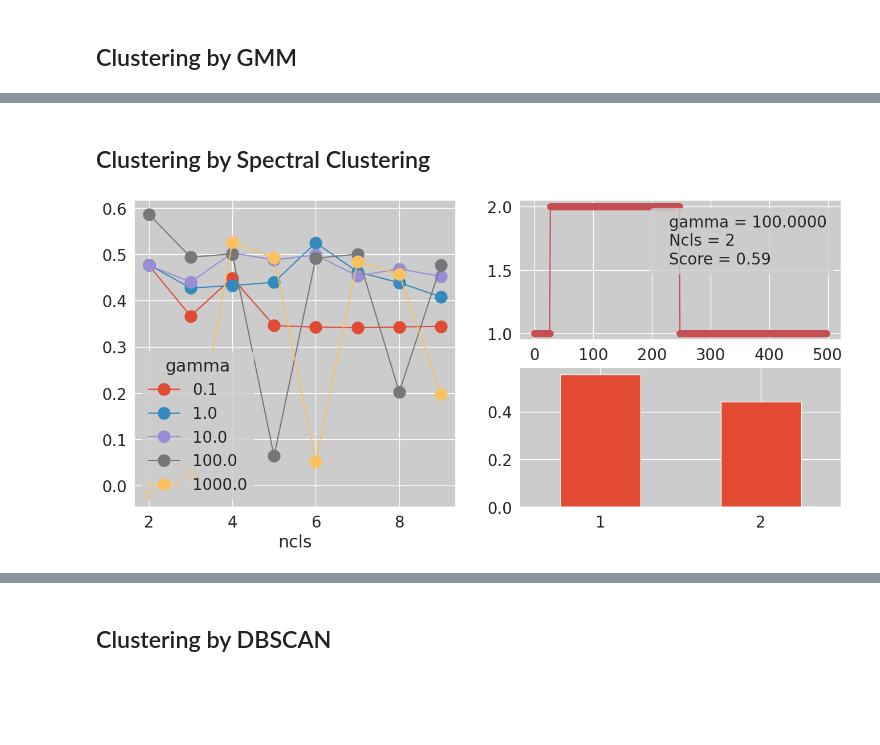
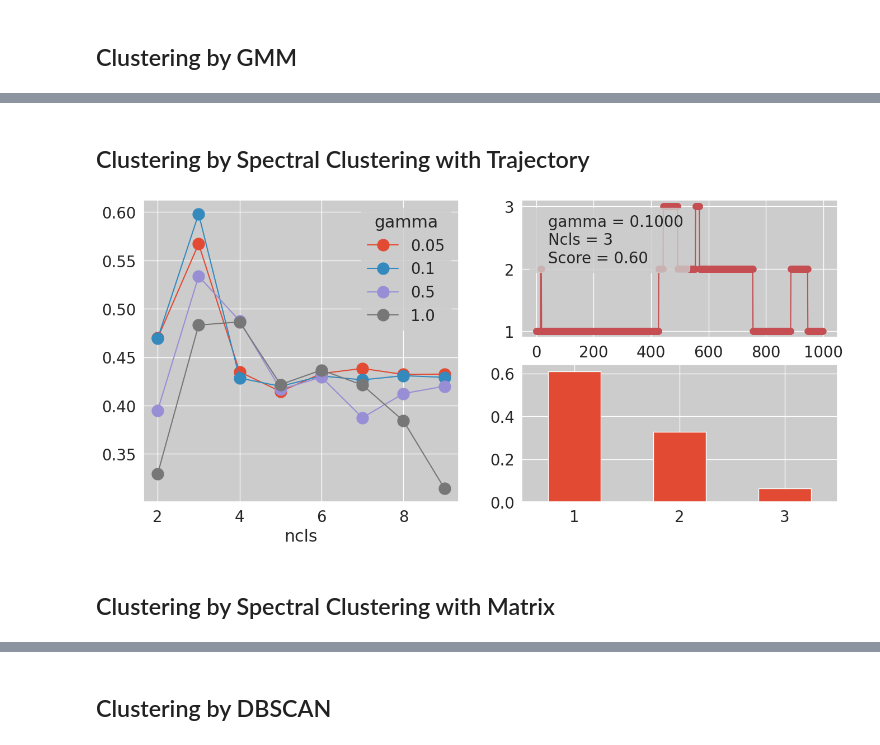
Before and after one commit to ghzuo/EscalKNM, a Jupyter notebook: notebook/EscalNet/EscalNet-soloTraj.ipynb, the cells around one changed output, grey strips where cells are left out. Drawn from its saved outputs; the diff is of its cells as text; code cells hidden in the pictures; blank space fills up the shorter version.

```diff
--- a/notebook/EscalNet/EscalNet-soloTraj.ipynb
+++ b/notebook/EscalNet/EscalNet-soloTraj.ipynb
@@ -178,6 +191,6 @@ MLP(
 )
 # %%
 ## set mapping method
-xmap = mt.EncoderNet(net, efft, batch_size=50)
+xmap = mt.EncoderNet(net, efft, batch_size=30)
 xmap.preTrain(n_epochs=5)
 # %% [output]
@@ -191,5 +199,5 @@ Validate for PreTrain (kappa=2): 0.788255770132552 0.3786528408527374
 # Score of Kappa
 # %%
 ## get the score
-qmc = xmap.score(kmax=80)
+qmc = xmap.score(kmax=50, kmin=2, n_epochs=2)
 # %% [output]
@@ -229,5 +237,5 @@ Text(20.7, 0.9523425043706836, '#13 (6.0 MHz)\nQMC = 0.97')
 # Scaling of Selected Kappa
 # %%
 kappa = qmc['KappaMax']
-rescl = xmap.scale(kappa)
+rescl = xmap.scale(kappa, n_epochs=20)
 # %% [output]
@@ -367,19 +381,23 @@ bt.plot.clplot(score_GMM.set_index('ncluster'), cl, lab)
 # %% [markdown]
-## Clustering by Spectral Clustering
+## Clustering by Spectral Clustering with Trajectory
 # %%
 score_Spectral = pd.DataFrame(columns=["gamma", "ncls", "score"])
-for gamma in [0.1, 1, 10, 100, 1000]:
+for gamma in [0.05, 0.1, 0.5, 1]:
     for ncls in np.arange(2,10):
         cl = SpectralClustering(n_clusters=ncls, gamma=gamma).fit_predict(Xys)
         score_Spectral.loc[len(score_Spectral.index)] = [gamma, ncls, evalute(Xys, cl)]
 # %%
 idxPeak = score_Spectral['score'].idxmax();
 gamma   = score_Spectral.loc[idxPeak,"gamma"]
 ncls    = score_Spectral.loc[idxPeak, "ncls"].astype(int)
 cl  = SpectralClustering(n_clusters=ncls, gamma=gamma).fit_predict(Xys)
 lab = "gamma = {:.4f}\nNcls = {:d}\nScore = {:.2f}".format(gamma, ncls, evalute(Xys, cl))
 
+clx = cl
+
 ### plot data
 bt.plot.clplot(score_Spectral.pivot(index='ncls', columns="gamma", values="score"), cl, lab)
 # %% [output]
-[figure, old version]
+[figure, new version]
+# %% [markdown]
+## Clustering by Spectral Clustering with Matrix
```
Also changed, not shown: parts of 31 cells of this notebook, 10 other files.
